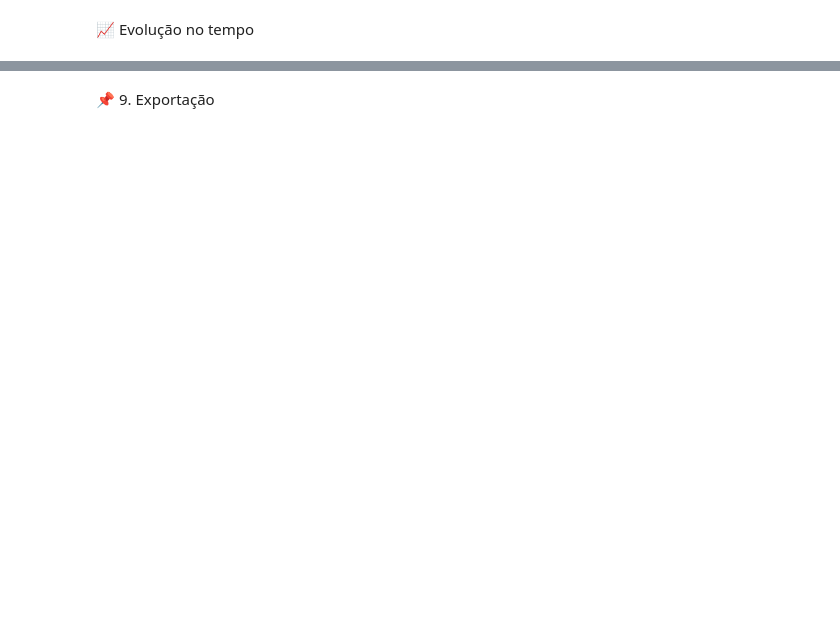
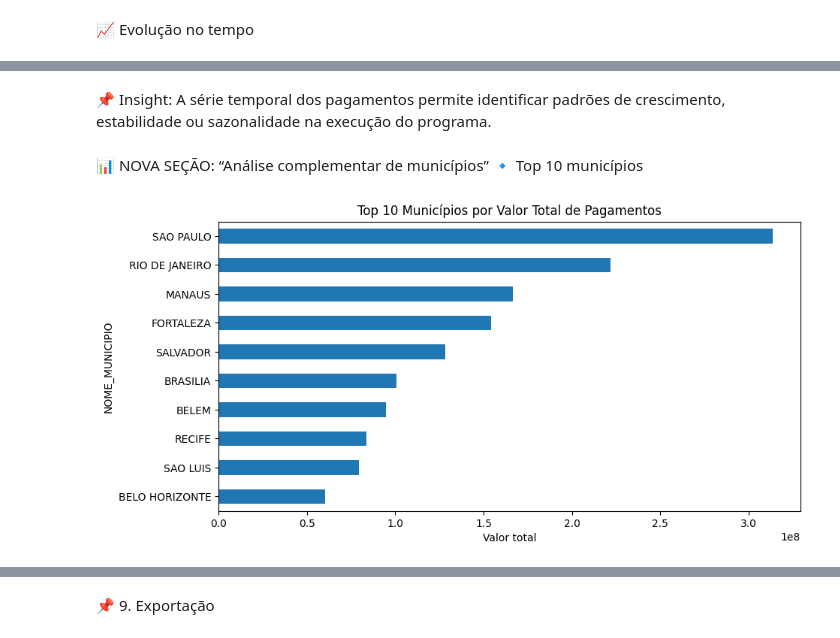
Before and after one commit to luisantonio1979/analise-dados-publicos, a Jupyter notebook: analise_pe.ipynb, the cells around one changed output, grey strips where cells are left out. Drawn from its saved outputs; the diff is of its cells as text; code cells hidden in the pictures; blank space fills up the shorter version.

Commit message:
feat: atualização do README e melhorias na análise do Pé de Meia

```diff
--- a/analise_pe.ipynb
+++ b/analise_pe.ipynb
@@ -197,0 +317,21 @@ plt.show()
+# %% [markdown]
+📌 Insight:
+A série temporal dos pagamentos permite identificar padrões de crescimento, estabilidade ou sazonalidade na execução do programa.
+# %% [markdown]
+📊 NOVA SEÇÃO: “Análise complementar de municípios”
+🔹 Top 10 municípios
+# %%
+top_municipios = (
+    df_final.groupby("NOME_MUNICIPIO")["VALOR_PARCELA"]
+    .sum()
+    .sort_values(ascending=False)
+    .head(10)
+)
+
+plt.figure(figsize=(10,5))
+top_municipios.sort_values().plot(kind='barh')
+plt.title("Top 10 Municípios por Valor Total de Pagamentos")
+plt.xlabel("Valor total")
+plt.show()
+# %% [output]
+[figure, added]
```
Also changed, not shown: parts of 29 cells of this notebook, 2 other files.
